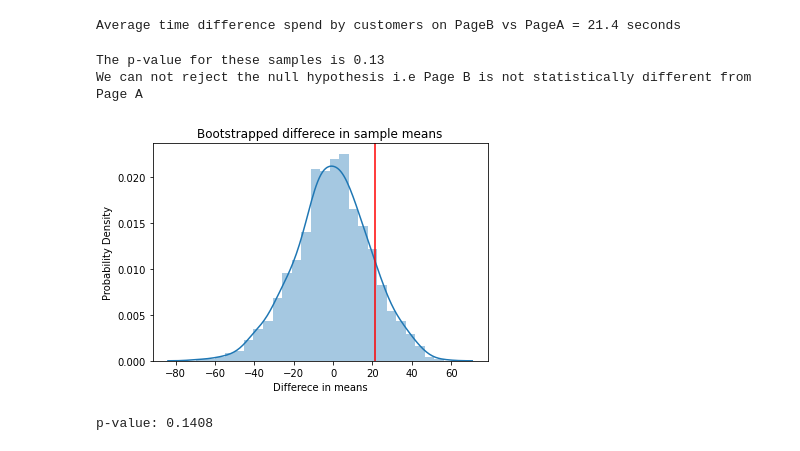
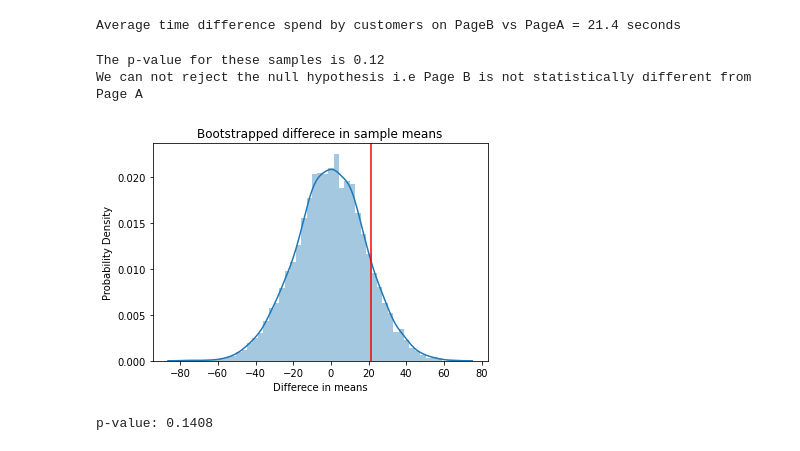
Before and after one commit to skumarudel/DS_Physicists, a Jupyter notebook: Lecture3-Statistics/HypothesisTesting.ipynb, the cells around one changed output. Cells and saved outputs as stored; diff of their text form; code cells hidden in the pictures.

```diff
--- a/Lecture3-Statistics/HypothesisTesting.ipynb
+++ b/Lecture3-Statistics/HypothesisTesting.ipynb
@@ -84,25 +84,25 @@ def test_null(df, iters = 1000):
   return means_diff
 # %%
 np.random.seed(5)
-diff_of_mean = test_null(session_times)
+diff_of_mean = test_null(session_times, iters=5000)
 sns.distplot(diff_of_mean)
 
 plt.title('Bootstrapped differece in sample means')
 plt.xlabel('Differece in means')
 plt.ylabel('Probability Density')
 plt.axvline(observed_diff, color='red')
 #plt.legend()
-p_value = np.sum(diff_of_mean > observed_diff) / len(diff_of_mean)
+p_value = np.sum(diff_of_mean >= observed_diff) / len(diff_of_mean)
 print("The p-value for these samples is {:.2g}".format(p_value))
 
 if p_value < 0.05:
     print('We can reject the null hypothesis that Page B is better than Page A in terms of retenion of customers')
 else:
     print('We can not reject the null hypothesis i.e Page B is not statistically different from Page A')
 # %% [output]
-The p-value for these samples is 0.13
+The p-value for these samples is 0.12
 We can not reject the null hypothesis i.e Page B is not statistically different from Page A
-[figure, old version]
+[figure, new version]
 # %%
 tstat, pvalue, df = sm.stats.ttest_ind(
     session_times[session_times.Page == 'Page A'].Time,
```
Also changed, not shown: parts of 8 cells of this notebook.
